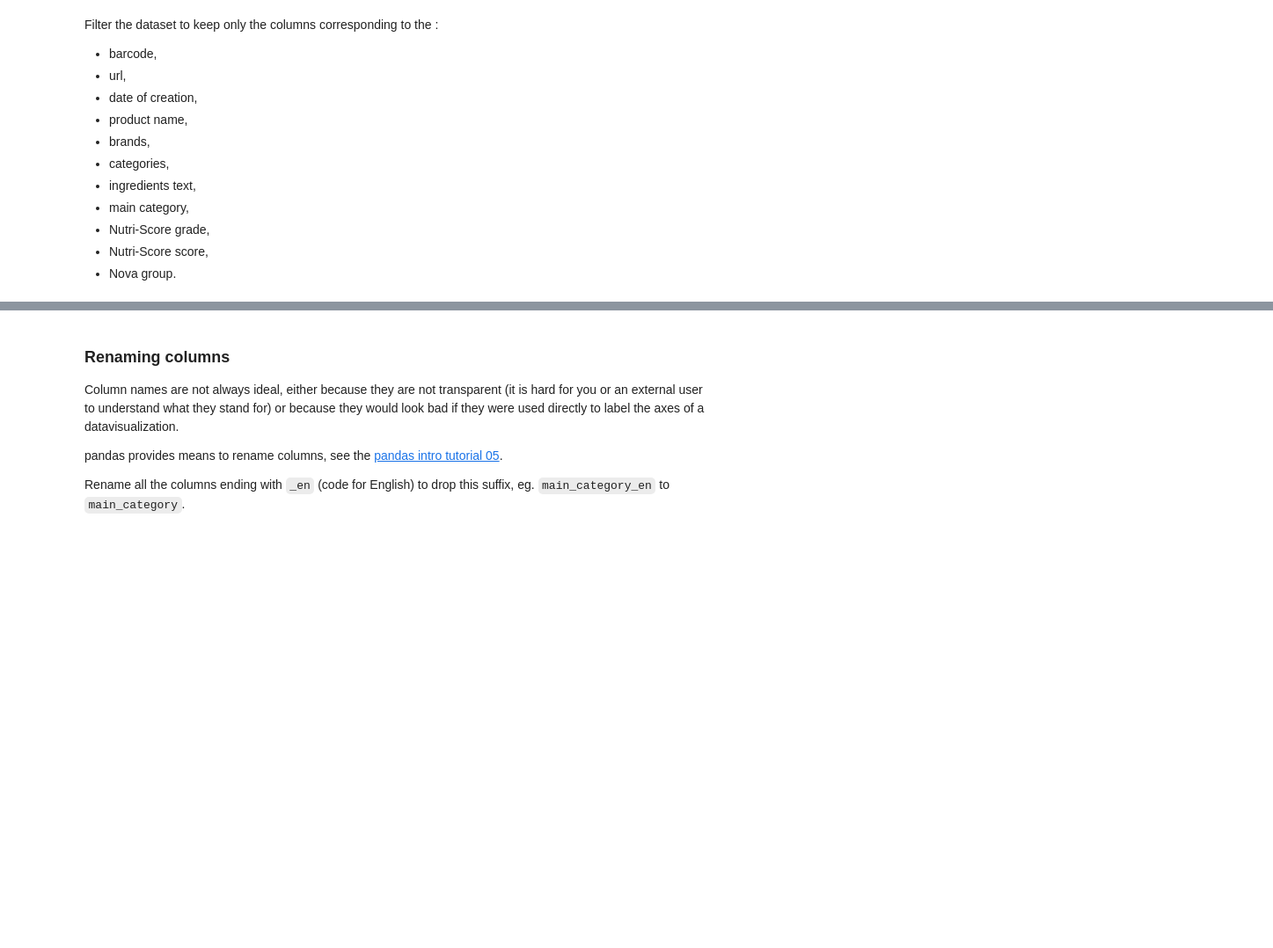
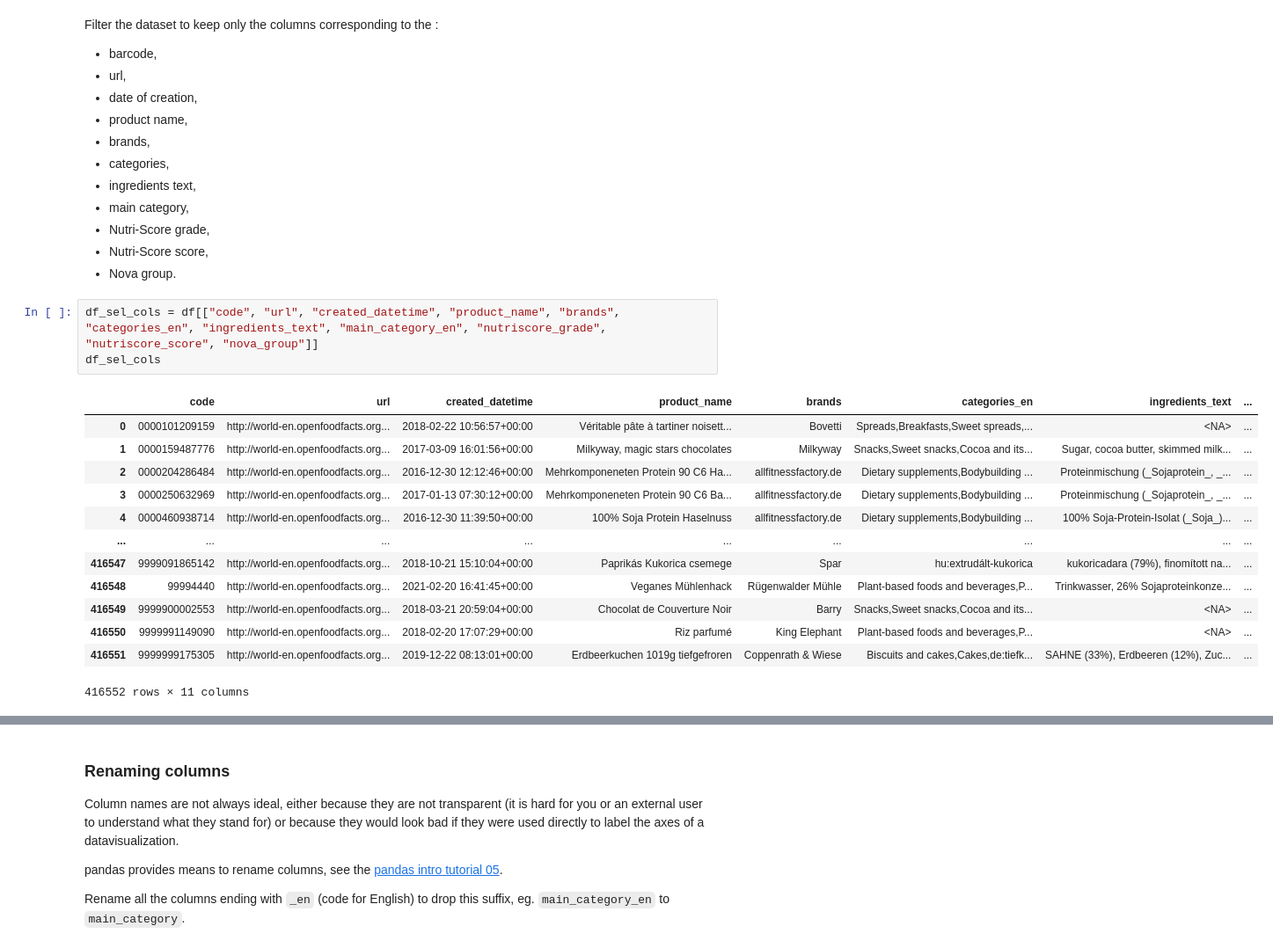
Before and after one commit to moreymat/scpo-data-science-bootcamp, a Jupyter notebook: notebooks/2_pandas.ipynb, the cells around one changed output, grey strips where cells are left out. Shown: that part at 88% size. Saved outputs shown, nothing was run; the diff lists cells and outputs as text; blank space fills up the shorter version.

```diff
--- a/notebooks/2_pandas.ipynb
+++ b/notebooks/2_pandas.ipynb
@@ -268,3 +336,20 @@ Filter the dataset to keep only the columns corresponding to the :
 * Nutri-Score grade,
 * Nutri-Score score,
 * Nova group.
+# %%
+df_sel_cols = df[["code", "url", "created_datetime", "product_name", "brands", "categories_en", "ingredients_text", "main_category_en", "nutriscore_grade", "nutriscore_score", "nova_group"]]
+df_sel_cols
+# %% [output]
+|  | code | url | created_datetime | product_name | brands | categories_en | ingredients_text | ... |
+| 0 | 0000101209159 | http://world-en.openfoodfacts.org... | 2018-02-22 10:56:57+00:00 | Véritable pâte à tartiner noisett... | Bovetti | Spreads,Breakfasts,Sweet spreads,... | <NA> | ... |
+| 1 | 0000159487776 | http://world-en.openfoodfacts.org... | 2017-03-09 16:01:56+00:00 | Milkyway, magic stars chocolates | Milkyway | Snacks,Sweet snacks,Cocoa and its... | Sugar, cocoa butter, skimmed milk... | ... |
+| 2 | 0000204286484 | http://world-en.openfoodfacts.org... | 2016-12-30 12:12:46+00:00 | Mehrkomponeneten Protein 90 C6 Ha... | allfitnessfactory.de | Dietary supplements,Bodybuilding ... | Proteinmischung (_Sojaprotein_, _... | ... |
+| 3 | 0000250632969 | http://world-en.openfoodfacts.org... | 2017-01-13 07:30:12+00:00 | Mehrkomponeneten Protein 90 C6 Ba... | allfitnessfactory.de | Dietary supplements,Bodybuilding ... | Proteinmischung (_Sojaprotein_, _... | ... |
+| 4 | 0000460938714 | http://world-en.openfoodfacts.org... | 2016-12-30 11:39:50+00:00 | 100% Soja Protein Haselnuss | allfitnessfactory.de | Dietary supplements,Bodybuilding ... | 100% Soja-Protein-Isolat (_Soja_)... | ... |
+| ... | ... | ... | ... | ... | ... | ... | ... | ... |
+| 416547 | 9999091865142 | http://world-en.openfoodfacts.org... | 2018-10-21 15:10:04+00:00 | Paprikás Kukorica csemege | Spar | hu:extrudált-kukorica | kukoricadara (79%), finomított na... | ... |
+| 416548 | 99994440 | http://world-en.openfoodfacts.org... | 2021-02-20 16:41:45+00:00 | Veganes Mühlenhack | Rügenwalder Mühle | Plant-based foods and beverages,P... | Trinkwasser, 26% Sojaproteinkonze... | ... |
+| 416549 | 9999900002553 | http://world-en.openfoodfacts.org... | 2018-03-21 20:59:04+00:00 | Chocolat de Couverture Noir | Barry | Snacks,Sweet snacks,Cocoa and its... | <NA> | ... |
+| 416550 | 9999991149090 | http://world-en.openfoodfacts.org... | 2018-02-20 17:07:29+00:00 | Riz parfumé | King Elephant | Plant-based foods and beverages,P... | <NA> | ... |
+| 416551 | 9999999175305 | http://world-en.openfoodfacts.org... | 2019-12-22 08:13:01+00:00 | Erdbeerkuchen 1019g tiefgefroren | Coppenrath & Wiese | Biscuits and cakes,Cakes,de:tiefk... | SAHNE (33%), Erdbeeren (12%), Zuc... | ... |
+416552 rows × 11 columns
```
Also changed, not shown: parts of 61 cells of this notebook.
